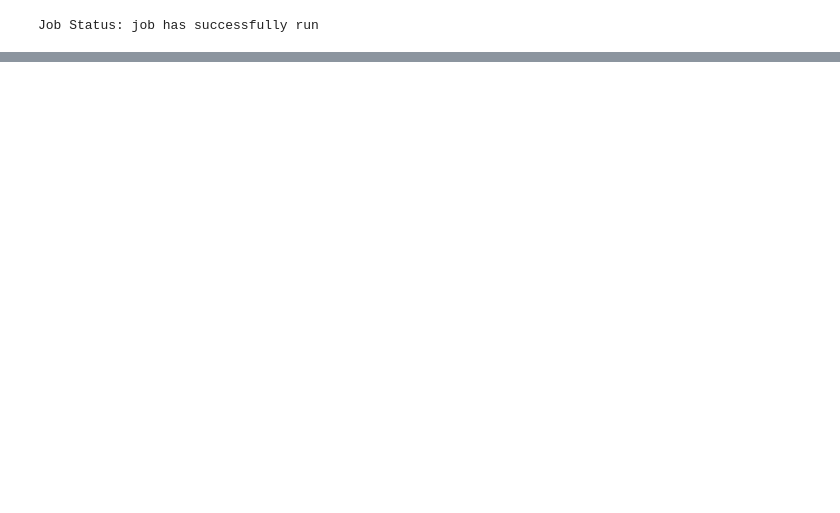
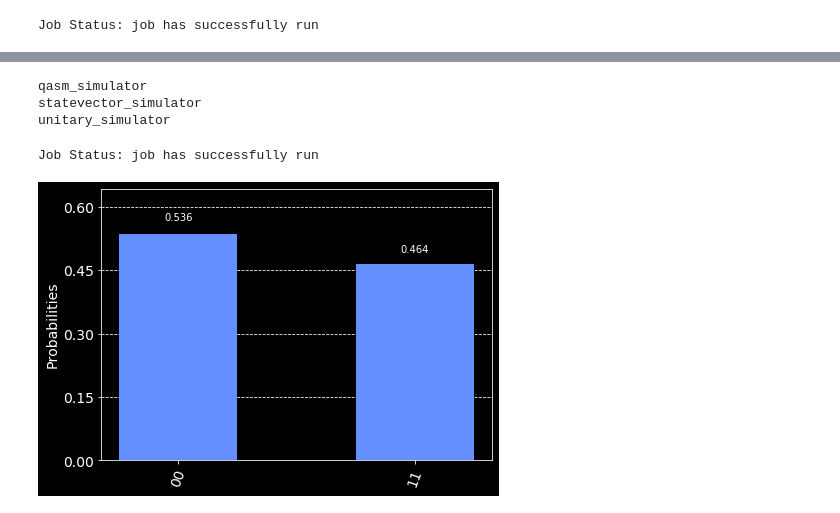
Before and after one commit to azrehman/quantum-tutorials, a Jupyter notebook: qiskit1.ipynb, the cells around one changed output, grey strips where cells are left out. Saved outputs shown, nothing was run; the diff lists cells and outputs as text; code cells hidden in the pictures; blank space fills up the shorter version.

```diff
--- a/qiskit1.ipynb
+++ b/qiskit1.ipynb
@@ -85,0 +130,24 @@ Job Status: job has successfully run
+# %%
+# set up backend for local simulator
+from qiskit import Aer # simulator framework for qiskit
+
+for backend in Aer.backends():
+    print(backend)
+
+sim_backend = Aer.get_backend('qasm_simulator')
+# %% [output]
+qasm_simulator
+statevector_simulator
+unitary_simulator
+# %%
+# run circuit on local simulator
+job = q.execute(circuit, backend=sim_backend, shots=500)
+job_monitor(job)
+
+result = job.result()
+counts = result.get_counts(circuit)
+
+plot_histogram([counts])
+# %% [output]
+Job Status: job has successfully run
+[figure, added]
```
Also changed, not shown: parts of 8 cells of this notebook.
